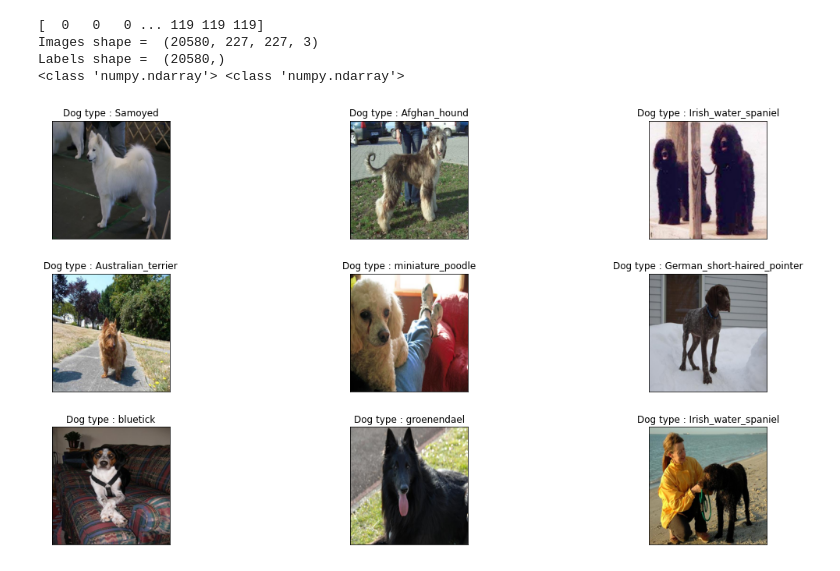
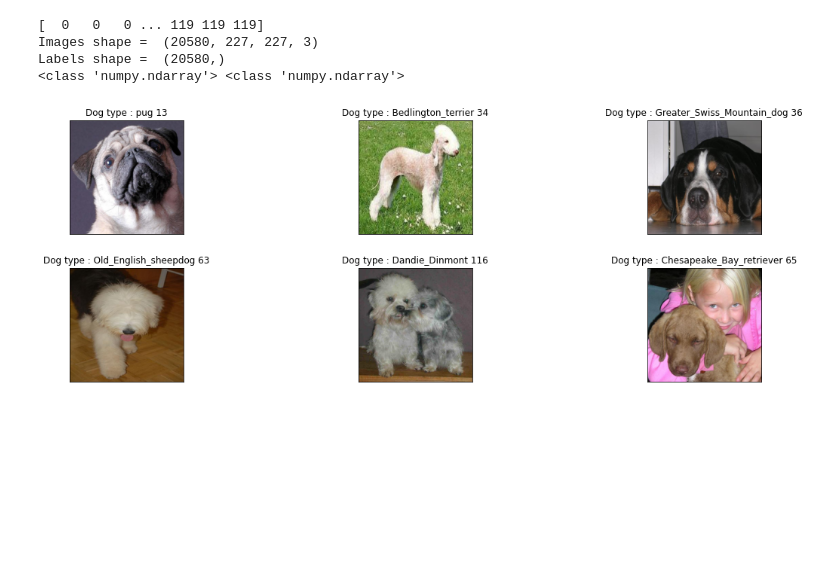
Before and after one commit to vircsinger625/Onlab_2020_2, a Jupyter notebook: Önlab_3Kutya_StanfordDogsDataset.ipynb, the cells around one changed output. Drawn from its saved outputs; the diff is of its cells as text; code cells hidden in the pictures; blank space fills up the shorter version.

Commit message:
Dogs type name and number show

```diff
--- a/Önlab_3Kutya_StanfordDogsDataset.ipynb
+++ b/Önlab_3Kutya_StanfordDogsDataset.ipynb
@@ -121,23 +121,24 @@ Images shape =  (20580, 227, 227, 3)
 Labels shape =  (20580,)
 <class 'numpy.ndarray'> <class 'numpy.ndarray'>
 # %%
+disImgs = 6
 def display_rand_images(images, labels):
     plt.figure(1 , figsize = (19 , 10))
     n = 0
-    for i in range(9):
+    for i in range(disImgs):
         n += 1
         r = np.random.randint(0 , images.shape[0] , 1)
 
         plt.subplot(3 , 3 , n)
         plt.subplots_adjust(hspace = 0.3 , wspace = 0.3)
         plt.imshow(images[r[0]])
 
-        plt.title('Dog type : {}'.format(classes[labels[r[0]]][10:]))
+        plt.title('Dog type : {} {}'.format(classes[labels[r[0]]][10:], labels[r[0]]))
         plt.xticks([])
         plt.yticks([])
 
     plt.show()
 
 display_rand_images(images, labels)
 # %% [output]
-[figure, old version]
+[figure, new version]
```
Also changed, not shown: parts of 1 cell of this notebook.
